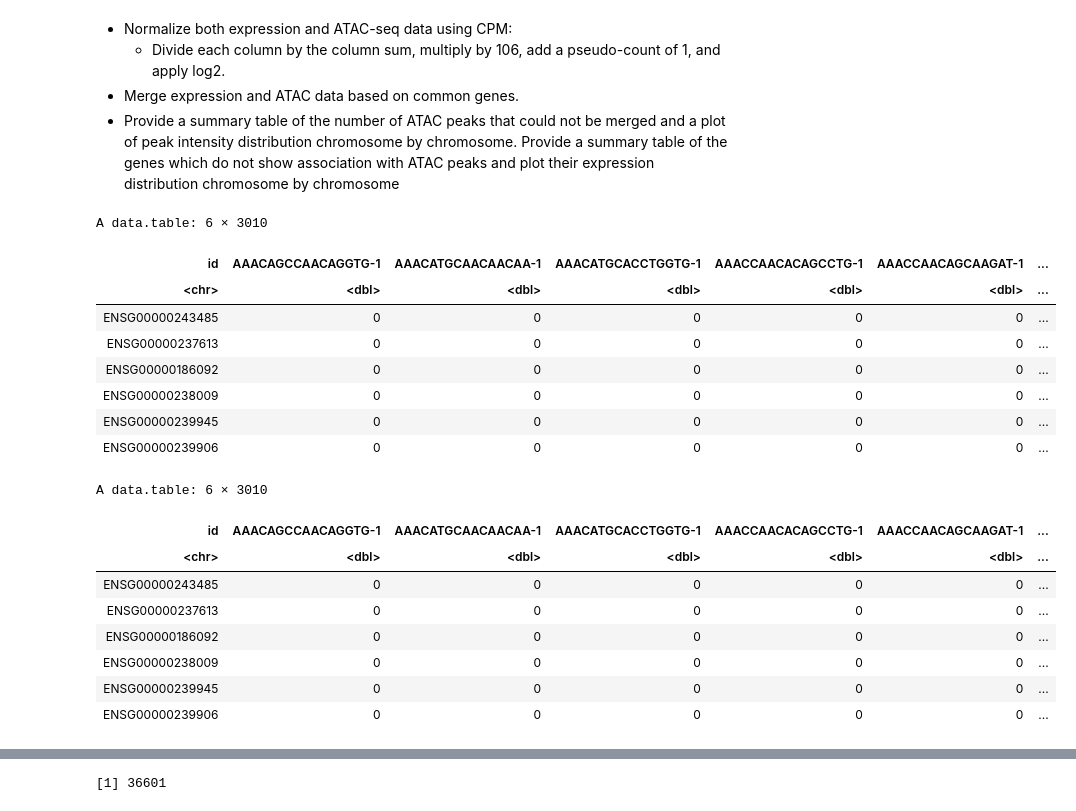
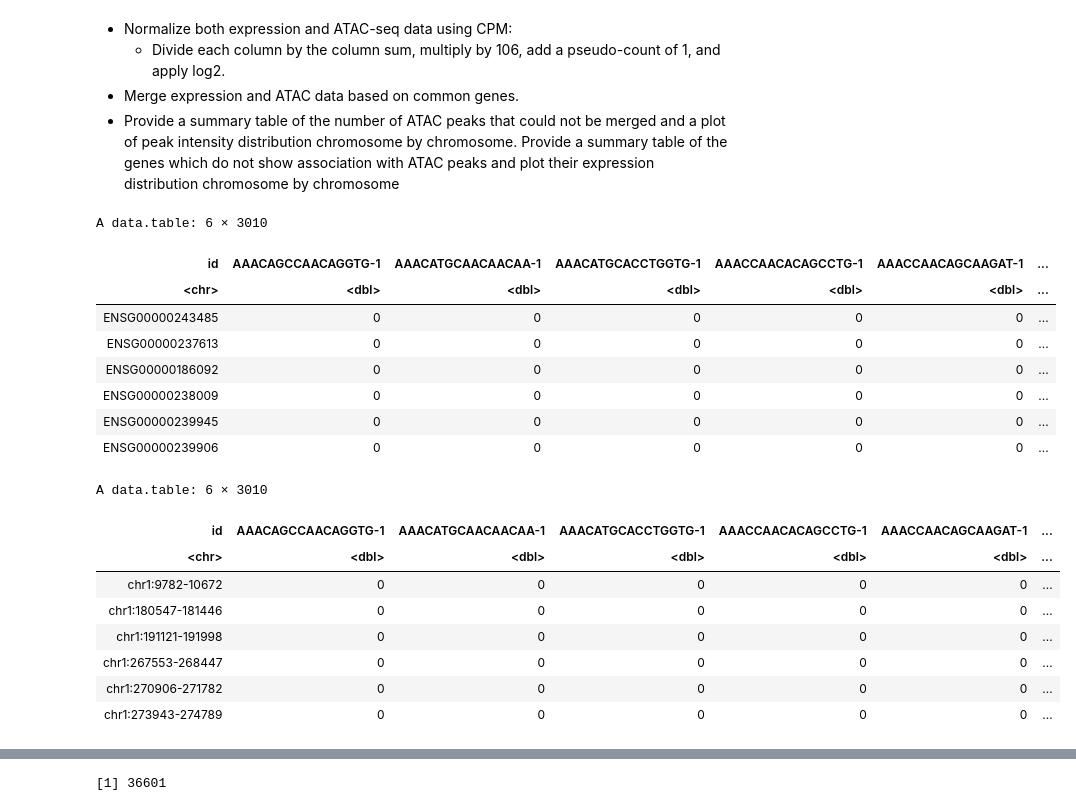
Before and after one commit to Maiolino-Au/ProgrAppBioinfo_Exam, a Jupyter notebook: Scripts/PAB_try.ipynb, the cells around one changed output, grey strips where cells are left out. Saved outputs shown, nothing was run; the diff lists cells and outputs as text; code cells hidden in the pictures.

```diff
--- a/Scripts/PAB_try.ipynb
+++ b/Scripts/PAB_try.ipynb
@@ -526,23 +548,23 @@ setcolorder(dt_atac_cmp, c("id", setdiff(names(dt_atac_cmp), "id")))
 merge <- merge(dt_genes_cmp, dt_genes_cmp, by = "id", all = TRUE)
 # %%
 head(dt_genes_cmp)
-head(dt_genes_cmp)
+head(dt_atac_cmp)
 # %% [output]
 A data.table: 6 × 3010
 | id | AAACAGCCAACAGGTG-1 | AAACATGCAACAACAA-1 | AAACATGCACCTGGTG-1 | AAACCAACACAGCCTG-1 | AAACCAACAGCAAGAT-1 | ... |
 | <chr> | <dbl> | <dbl> | <dbl> | <dbl> | <dbl> | ... |
 | ENSG00000243485 | 0 | 0 | 0 | 0 | 0 | ... |
 | ENSG00000237613 | 0 | 0 | 0 | 0 | 0 | ... |
 | ENSG00000186092 | 0 | 0 | 0 | 0 | 0 | ... |
 | ENSG00000238009 | 0 | 0 | 0 | 0 | 0 | ... |
 | ENSG00000239945 | 0 | 0 | 0 | 0 | 0 | ... |
 | ENSG00000239906 | 0 | 0 | 0 | 0 | 0 | ... |
 A data.table: 6 × 3010
 | id | AAACAGCCAACAGGTG-1 | AAACATGCAACAACAA-1 | AAACATGCACCTGGTG-1 | AAACCAACACAGCCTG-1 | AAACCAACAGCAAGAT-1 | ... |
 | <chr> | <dbl> | <dbl> | <dbl> | <dbl> | <dbl> | ... |
-| ENSG00000243485 | 0 | 0 | 0 | 0 | 0 | ... |
-| ENSG00000237613 | 0 | 0 | 0 | 0 | 0 | ... |
-| ENSG00000186092 | 0 | 0 | 0 | 0 | 0 | ... |
-| ENSG00000238009 | 0 | 0 | 0 | 0 | 0 | ... |
-| ENSG00000239945 | 0 | 0 | 0 | 0 | 0 | ... |
-| ENSG00000239906 | 0 | 0 | 0 | 0 | 0 | ... |
+| chr1:9782-10672 | 0 | 0 | 0 | 0 | 0 | ... |
+| chr1:180547-181446 | 0 | 0 | 0 | 0 | 0 | ... |
+| chr1:191121-191998 | 0 | 0 | 0 | 0 | 0 | ... |
+| chr1:267553-268447 | 0 | 0 | 0 | 0 | 0 | ... |
+| chr1:270906-271782 | 0 | 0 | 0 | 0 | 0 | ... |
+| chr1:273943-274789 | 0 | 0 | 0 | 0 | 0 | ... |
```
Also changed, not shown: parts of 3 cells of this notebook, 1 other file.
